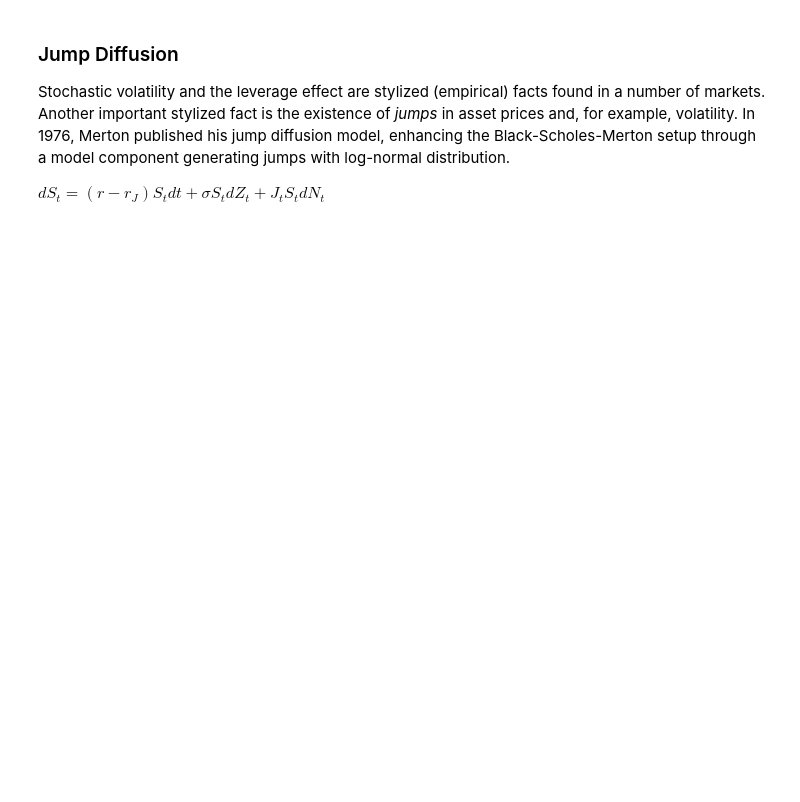
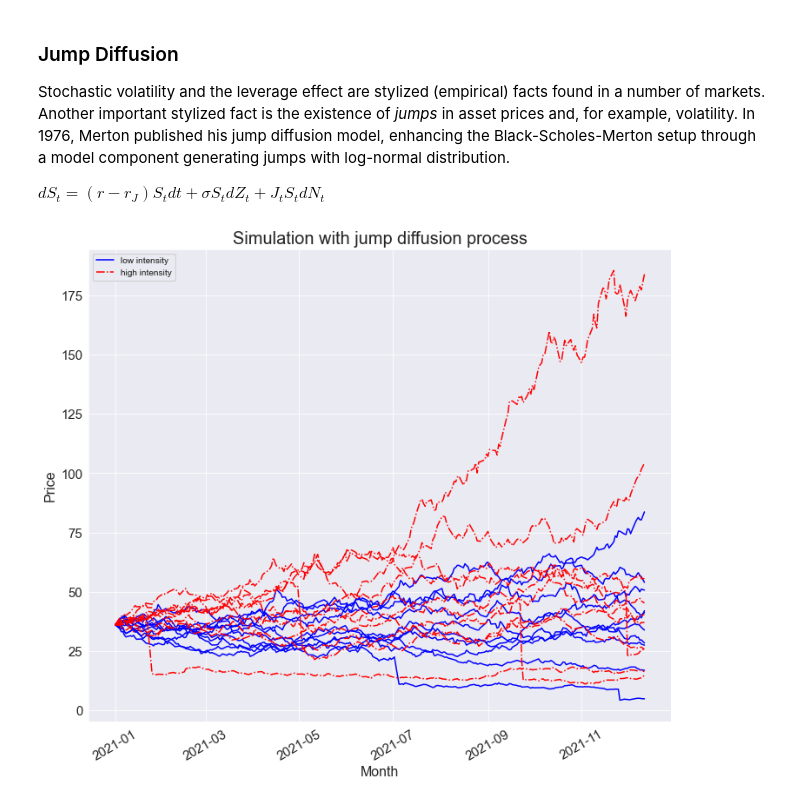
Before and after one commit to vmatei2/FinancialMathematics, a Jupyter notebook: notebooks/asset_pricing_and_simulation_class.ipynb, the cells around one changed output. Saved outputs shown, nothing was run; the diff lists cells and outputs as text; code cells hidden in the pictures; blank space fills up the shorter version.

```diff
--- a/notebooks/asset_pricing_and_simulation_class.ipynb
+++ b/notebooks/asset_pricing_and_simulation_class.ipynb
@@ -129,3 +133,23 @@ setup through a model component generating jumps with log-normal distribution.
 $
 dS_t = (r-r_J)S_tdt + \sigma S_tdZ_t + J_tS_tdN_t
 $
+# %%
+me_jd = marketEnvironment('me_jd', dt.datetime(2021, 1, 1))
+me_jd.add_constant('lambda', 0.3)
+me_jd.add_constant('mu', -0.75)
+me_jd.add_constant('delta', 0.1)
+
+me_jd.add_environment(me_gbm)
+
+jd = jump_diffusion('jd', me_jd)
+
+paths_3 = jd.get_instrument_values()
+
+jd.update(lamb=0.9)
+
+paths_4 = jd.get_instrument_values()
+
+legend = ['low intensity', 'high intensity']
+plot_simulation_results(paths_3, paths_4, legend, "Simulation with jump diffusion process")
+# %% [output]
+[figure, added]
```
Also changed, not shown: parts of 4 cells of this notebook.
